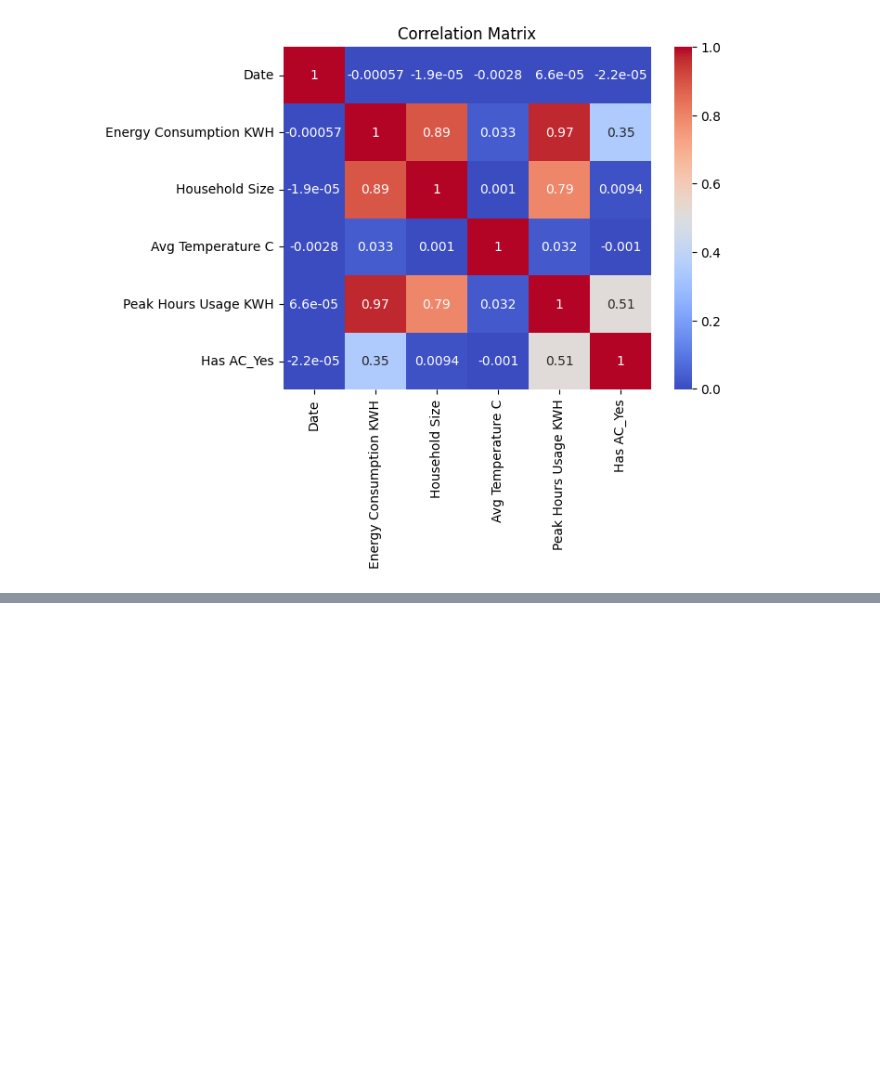
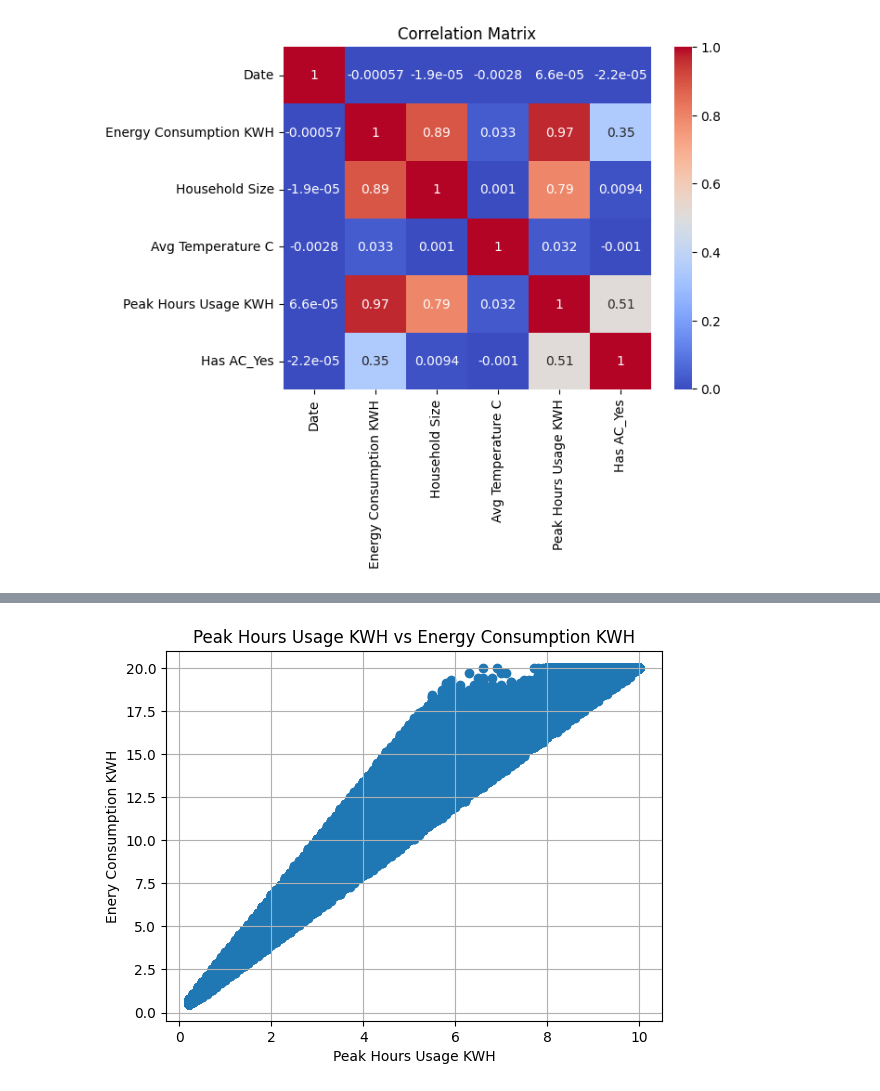
Before and after one commit to ClaytonM556/Household-Energy-Consumption, a Jupyter notebook: Household Energy Consumption.ipynb, the cells around one changed output, grey strips where cells are left out. Cells and saved outputs as stored; diff of their text form; code cells hidden in the pictures; blank space fills up the shorter version.

```diff
--- a/Household Energy Consumption.ipynb
+++ b/Household Energy Consumption.ipynb
@@ -255,0 +278,8 @@ Initial finding suggest there is some correlations within the dataset. Correlati
+# %%
+plt.scatter(correlation2['Peak Hours Usage KWH'], correlation2['Energy Consumption KWH']) ##plots a scatter plot of the correlation between 'Peak Hours Usage KWH' and 'Energy Consumption KWH'
+plt.title('Peak Hours Usage KWH vs Energy Consumption KWH') ##sets the title of the scatter plot
+plt.xlabel('Peak Hours Usage KWH') ##sets the x-axis label of the scatter plot
+plt.ylabel('Enery Consumption KWH') ##sets the y-axis label of the scatterplot
+plt.grid() ##creates a grid on the scatter plot
+# %% [output]
+[figure, added]
```
Also changed, not shown: parts of 6 cells of this notebook.
